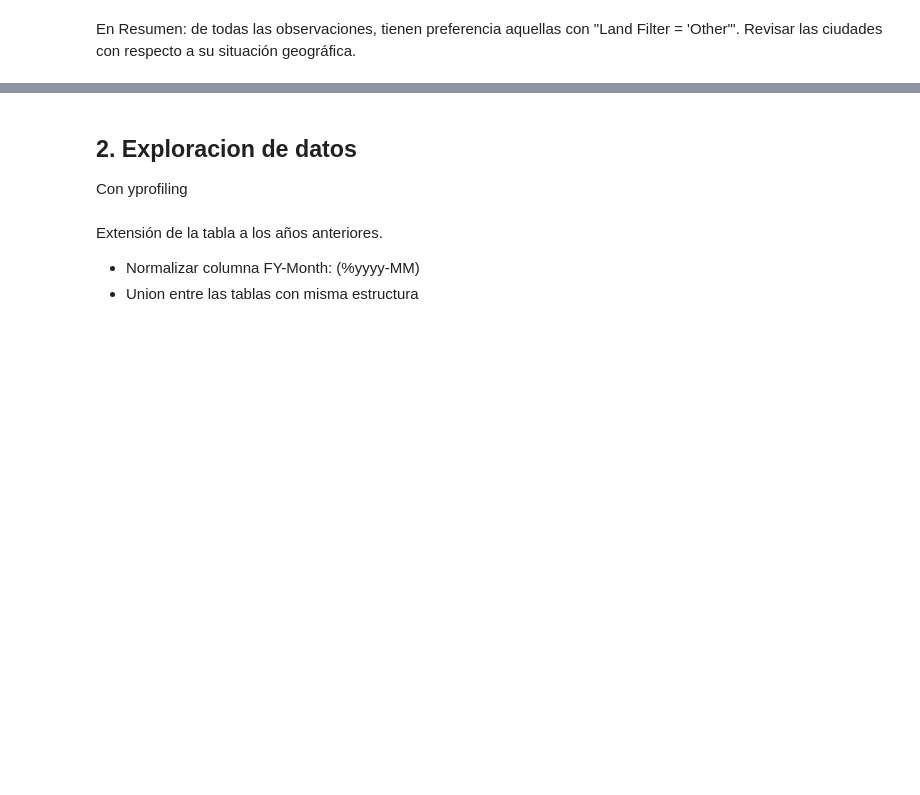
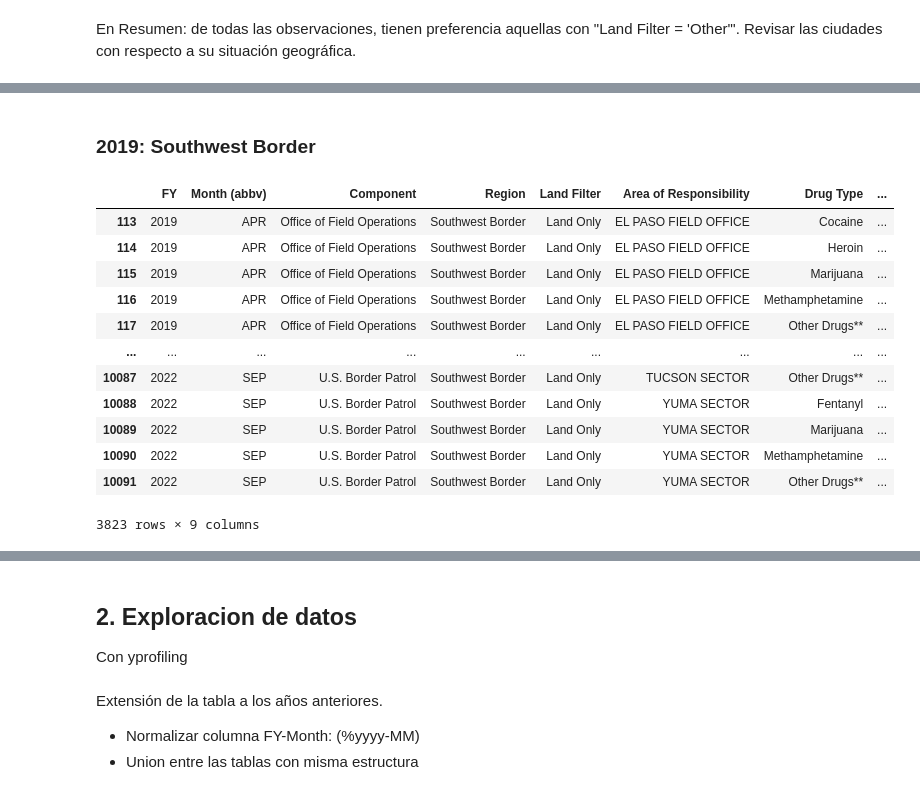
Before and after one commit to GonzaloLopezS/TFM_AFI_2025, a Jupyter notebook: AAA_code/drug-seizure_EDA.ipynb, the cells around one changed output, grey strips where cells are left out. Drawn from its saved outputs; the diff is of its cells as text; code cells hidden in the pictures; blank space fills up the shorter version.

```diff
--- a/AAA_code/drug-seizure_EDA.ipynb
+++ b/AAA_code/drug-seizure_EDA.ipynb
@@ -161,0 +249,19 @@ En Resumen: de todas las observaciones, tienen preferencia aquellas con "Land Fi
+# %% [markdown]
+### 2019: Southwest Border
+# %%
+drug_seizure_SouthwestBorder_2019 = drug_seizure_2019_DF[drug_seizure_2019_DF['Region'].isin(['Southwest Border'])]
+drug_seizure_SouthwestBorder_2019
+# %% [output]
+|  | FY | Month (abbv) | Component | Region | Land Filter | Area of Responsibility | Drug Type | ... |
+| 113 | 2019 | APR | Office of Field Operations | Southwest Border | Land Only | EL PASO FIELD OFFICE | Cocaine | ... |
+| 114 | 2019 | APR | Office of Field Operations | Southwest Border | Land Only | EL PASO FIELD OFFICE | Heroin | ... |
+| 115 | 2019 | APR | Office of Field Operations | Southwest Border | Land Only | EL PASO FIELD OFFICE | Marijuana | ... |
+| 116 | 2019 | APR | Office of Field Operations | Southwest Border | Land Only | EL PASO FIELD OFFICE | Methamphetamine | ... |
+| 117 | 2019 | APR | Office of Field Operations | Southwest Border | Land Only | EL PASO FIELD OFFICE | Other Drugs** | ... |
+| ... | ... | ... | ... | ... | ... | ... | ... | ... |
+| 10087 | 2022 | SEP | U.S. Border Patrol | Southwest Border | Land Only | TUCSON SECTOR | Other Drugs** | ... |
+| 10088 | 2022 | SEP | U.S. Border Patrol | Southwest Border | Land Only | YUMA SECTOR | Fentanyl | ... |
+| 10089 | 2022 | SEP | U.S. Border Patrol | Southwest Border | Land Only | YUMA SECTOR | Marijuana | ... |
+| 10090 | 2022 | SEP | U.S. Border Patrol | Southwest Border | Land Only | YUMA SECTOR | Methamphetamine | ... |
+| 10091 | 2022 | SEP | U.S. Border Patrol | Southwest Border | Land Only | YUMA SECTOR | Other Drugs** | ... |
+3823 rows × 9 columns
```
Also changed, not shown: parts of 23 cells of this notebook, 25 other files.
